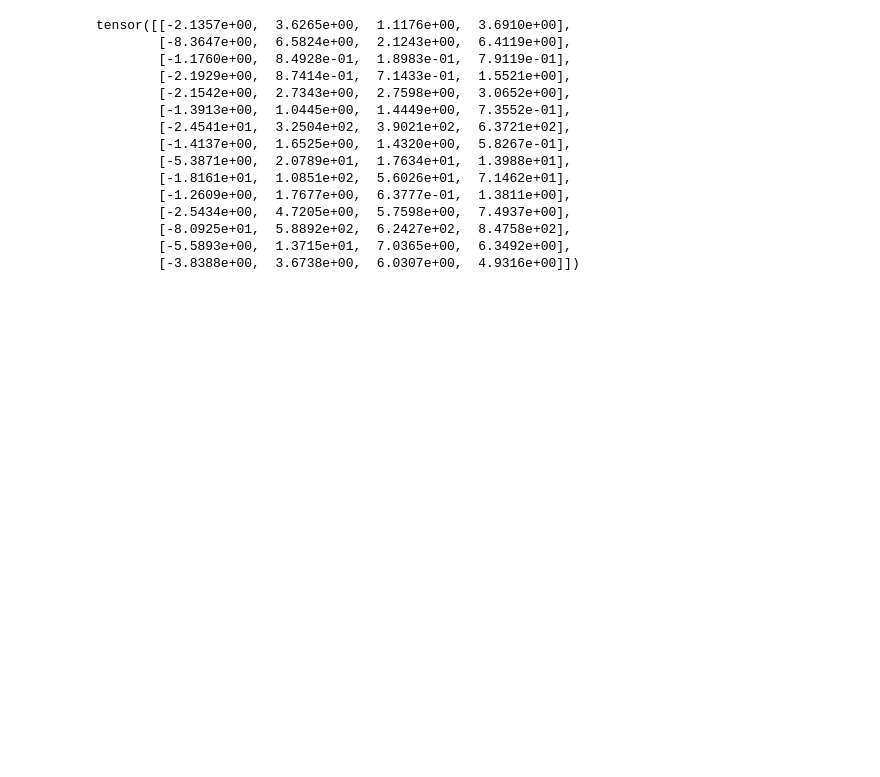
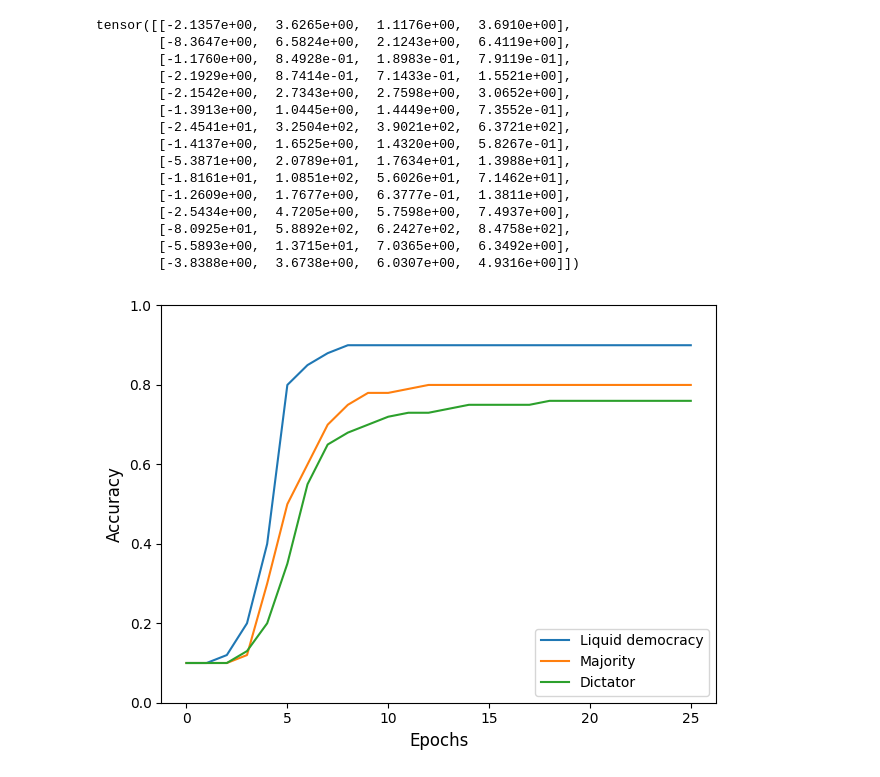
Before and after one commit to viktorvesely/liquid, a Jupyter notebook: explore.ipynb, the cells around one changed output. Saved outputs shown, nothing was run; the diff lists cells and outputs as text; code cells hidden in the pictures; blank space fills up the shorter version.

```diff
--- a/explore.ipynb
+++ b/explore.ipynb
@@ -534,3 +656,34 @@ tensor([[-2.1357e+00,  3.6265e+00,  1.1176e+00,  3.6910e+00],
         [-8.0925e+01,  5.8892e+02,  6.2427e+02,  8.4758e+02],
         [-5.5893e+00,  1.3715e+01,  7.0365e+00,  6.3492e+00],
         [-3.8388e+00,  3.6738e+00,  6.0307e+00,  4.9316e+00]])
+# %%
+import numpy as np
+import matplotlib.pyplot as plt
+
+x = np.arange(26)
+liquid   = [0.1,0.1,0.12,0.2,0.4,0.8,0.85,0.88,0.90,0.90,0.90,0.90,0.90,0.90,0.90,0.90,0.90,0.90,0.90,0.90,0.90,0.90,0.90,0.90,0.90,0.90]
+majority = [0.1,0.1,0.10,0.12,0.30,0.50,0.60,0.70,0.75,0.78,0.78,0.79,0.80,0.80,0.80,0.80,0.80,0.80,0.80,0.80,0.80,0.80,0.80,0.80,0.80,0.80]
+dictator = [0.1,0.1,0.10,0.13,0.20,0.35,0.55,0.65,0.68,0.70,0.72,0.73,0.73,0.74,0.75,0.75,0.75,0.75,0.76,0.76,0.76,0.76,0.76,0.76,0.76,0.76]
+
+liquid = np.array(liquid)
+majority = np.array(majority)
+dictator = np.array(dictator)
+
+fig, ax = plt.subplots()
+
+ax.plot(x, liquid,   label='Liquid democracy')
+ax.plot(x, majority, label='Majority')
+ax.plot(x, dictator, label='Dictator')
+ax.set_xlabel("Epochs", fontsize=12)
+ax.set_ylabel("Accuracy", fontsize=12)
+
+ax.set_ylim(0, 1)
+ax.legend()
+
+fig.tight_layout()
+
+
+plt.show()
+fig.savefig("./figures/preresults.pdf")
+# %% [output]
+[figure, added]
```
Also changed, not shown: parts of 3 cells of this notebook, 11 other files.
